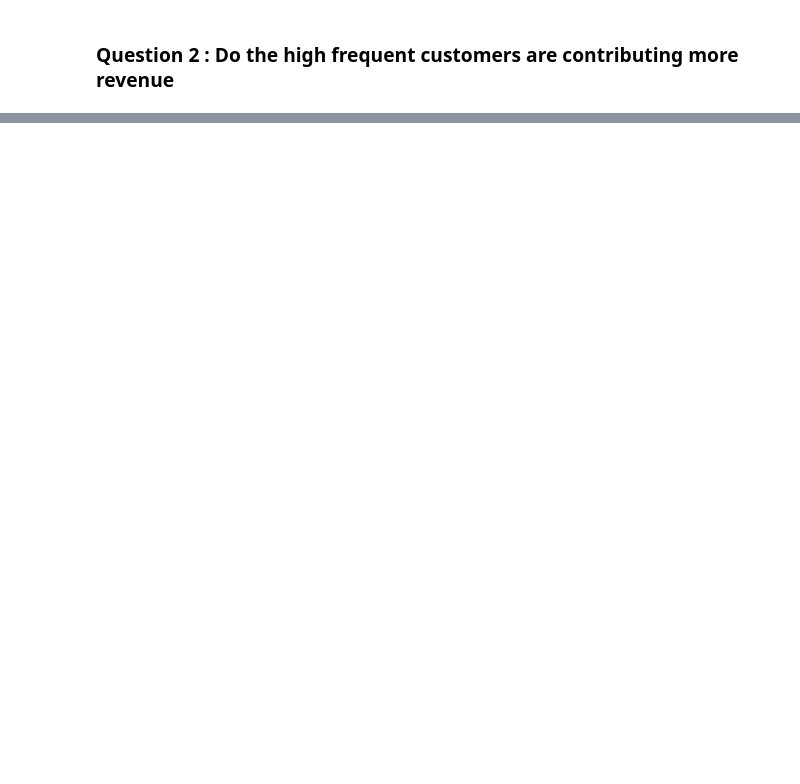
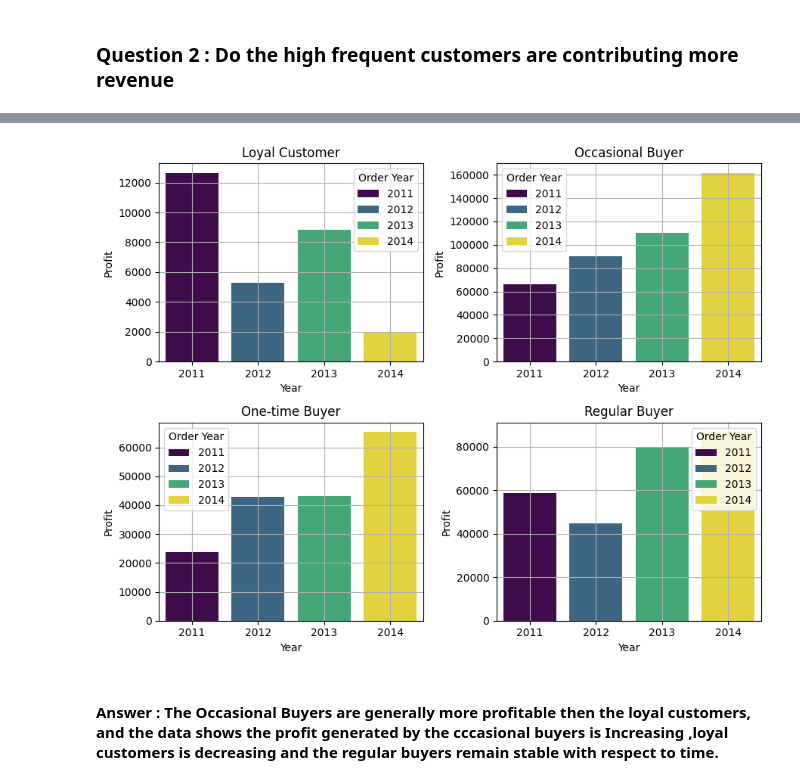
Before and after one commit to Manthan27525/global-superstore-data-analysis, a Jupyter notebook: notebook/data_analysis.ipynb, the cells around one changed output, grey strips where cells are left out. Saved outputs shown, nothing was run; the diff lists cells and outputs as text; code cells hidden in the pictures; blank space fills up the shorter version.

```diff
--- a/notebook/data_analysis.ipynb
+++ b/notebook/data_analysis.ipynb
@@ -264,0 +292,6 @@ Text(0.5, 0, 'Customer Purchase Frequency')
+# %%
+profit_contribution=(df.groupby(['Customer Purchase Frequency','Order Year'])['Profit'].sum().astype(int))
+profit_contribution=profit_contribution.reset_index()
+# %%
+profit_contribution.rename({"Customer Purchase Frequency":"Customer Profile","Order Year":"Year"},inplace=True)
+profit_contribution.head()
@@ -264,0 +305,23 @@ Text(0.5, 0, 'Customer Purchase Frequency')
+# %%
+fig, axes = plt.subplots(2, 2, figsize=(9, 7))
+axes = axes.flatten()
+
+profiles = profit_contribution['Customer Purchase Frequency'].unique()
+
+for ax, profile in zip(axes, profiles):
+    data = profit_contribution[profit_contribution['Customer Purchase Frequency'] == profile]
+
+    sns.barplot(data=data, x='Order Year', y='Profit',hue='Order Year', palette='viridis', ax=ax)
+    ax.set_title(profile)
+    ax.get_xticklabels()
+    ax.set_xlabel('Year')
+    ax.set_ylabel('Profit')
+    ax.grid(True)
+
+
+plt.tight_layout()
+plt.show()
+# %% [output]
+[figure, added]
+# %% [markdown]
+#### Answer : The Occasional Buyers are generally more profitable then the loyal customers, and the data shows the profit generated by the cccasional buyers is Increasing ,loyal customers is decreasing and the regular buyers remain stable with respect to time.
```
Also changed, not shown: parts of 10 cells of this notebook.
